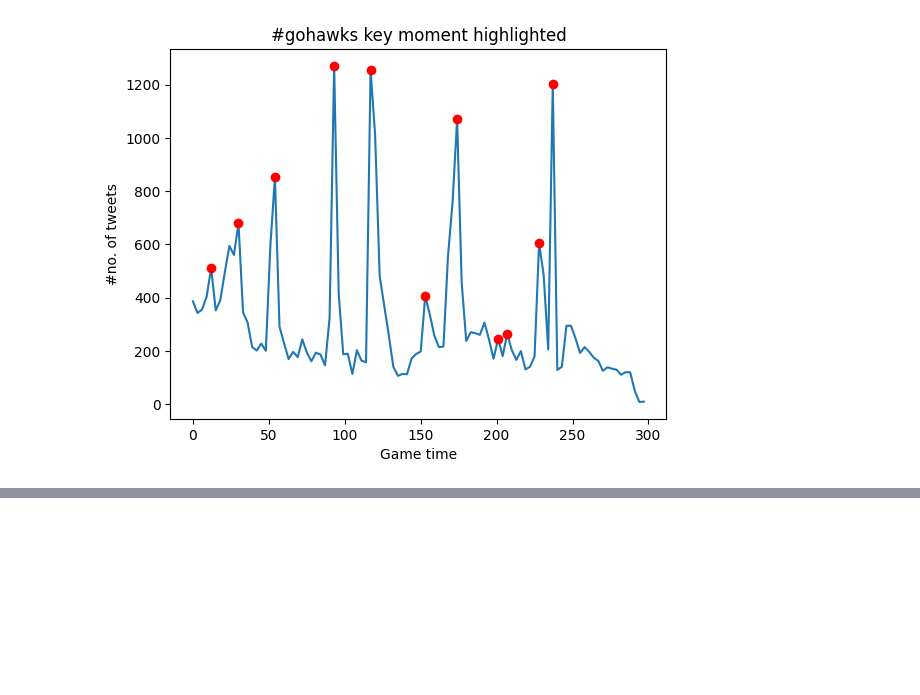
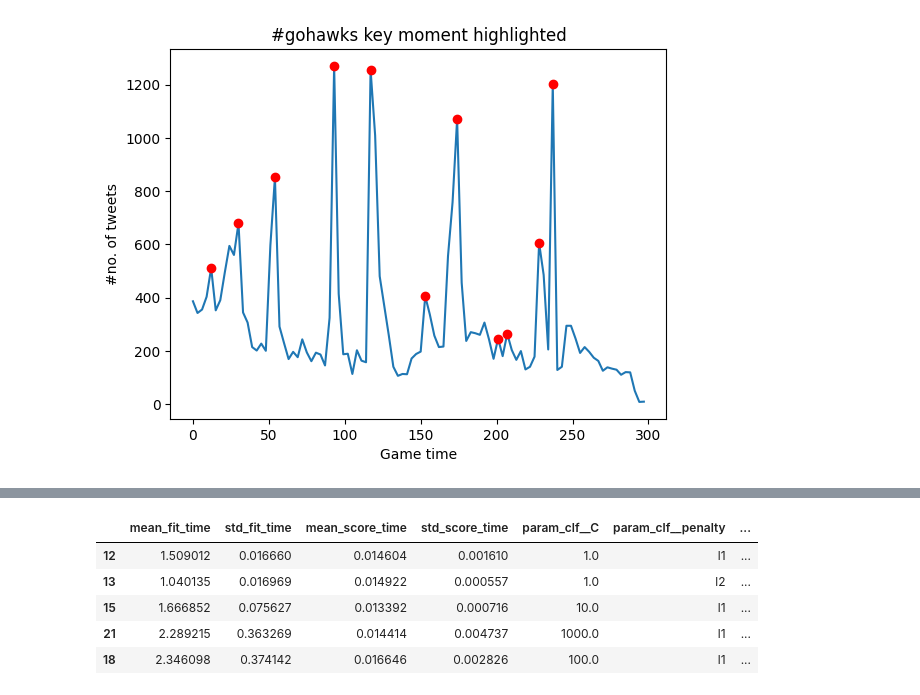
Before and after one commit to diplav09/Regression-Analysis, a Jupyter notebook: Twitter_Data.ipynb, the cells around one changed output, grey strips where cells are left out. Cells and saved outputs as stored; diff of their text form; code cells hidden in the pictures; blank space fills up the shorter version.

```diff
--- a/Twitter_Data.ipynb
+++ b/Twitter_Data.ipynb
@@ -750,0 +891,12 @@ peaks_gohawks, timestamp_gohawks, tweet_gohawks = plot_and_get_key_moment(inGame
+# %%
+grid_search_logistic_regression = Pipeline([
+    ('clf', LogisticRegression(penalty='l1', C = 0.1, random_state=42, solver='saga'))
+])
+
+params_logistic_regression = {
+    'clf__C': [10.0**i for i in np.arange(-4,4)],
+    'clf__penalty': ['l1', 'l2', 'elasticnet']
+}
+# %%
+grid_logistic_regression = GridSearchCV(grid_search_logistic_regression, param_grid=params_logistic_regression, cv=5, verbose=0, n_jobs=-1,
+                     scoring='accuracy').fit(train_tfidf, y_train)
@@ -750,0 +921,11 @@ peaks_gohawks, timestamp_gohawks, tweet_gohawks = plot_and_get_key_moment(inGame
+# %%
+df_logistic_regression = pd.DataFrame(grid_logistic_regression.cv_results_)
+# %%
+df_logistic_regression.sort_values(by=['mean_test_score'], ascending=False).head(5)
+# %% [output]
+|  | mean_fit_time | std_fit_time | mean_score_time | std_score_time | param_clf__C | param_clf__penalty | ... |
+| 12 | 1.509012 | 0.016660 | 0.014604 | 0.001610 | 1.0 | l1 | ... |
+| 13 | 1.040135 | 0.016969 | 0.014922 | 0.000557 | 1.0 | l2 | ... |
+| 15 | 1.666852 | 0.075627 | 0.013392 | 0.000716 | 10.0 | l1 | ... |
+| 21 | 2.289215 | 0.363269 | 0.014414 | 0.004737 | 1000.0 | l1 | ... |
+| 18 | 2.346098 | 0.374142 | 0.016646 | 0.002826 | 100.0 | l1 | ... |
```
Also changed, not shown: parts of 28 cells of this notebook.
